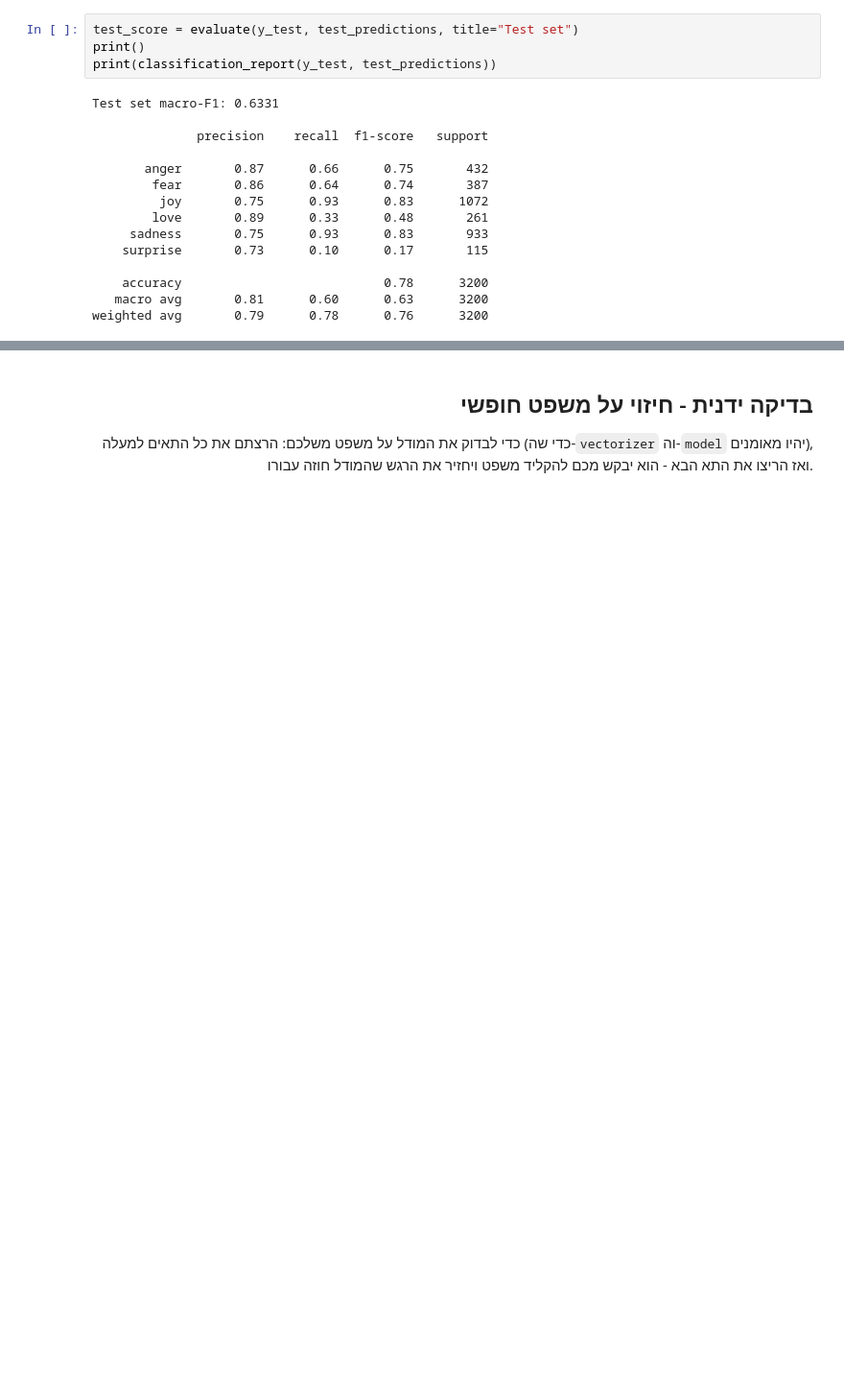
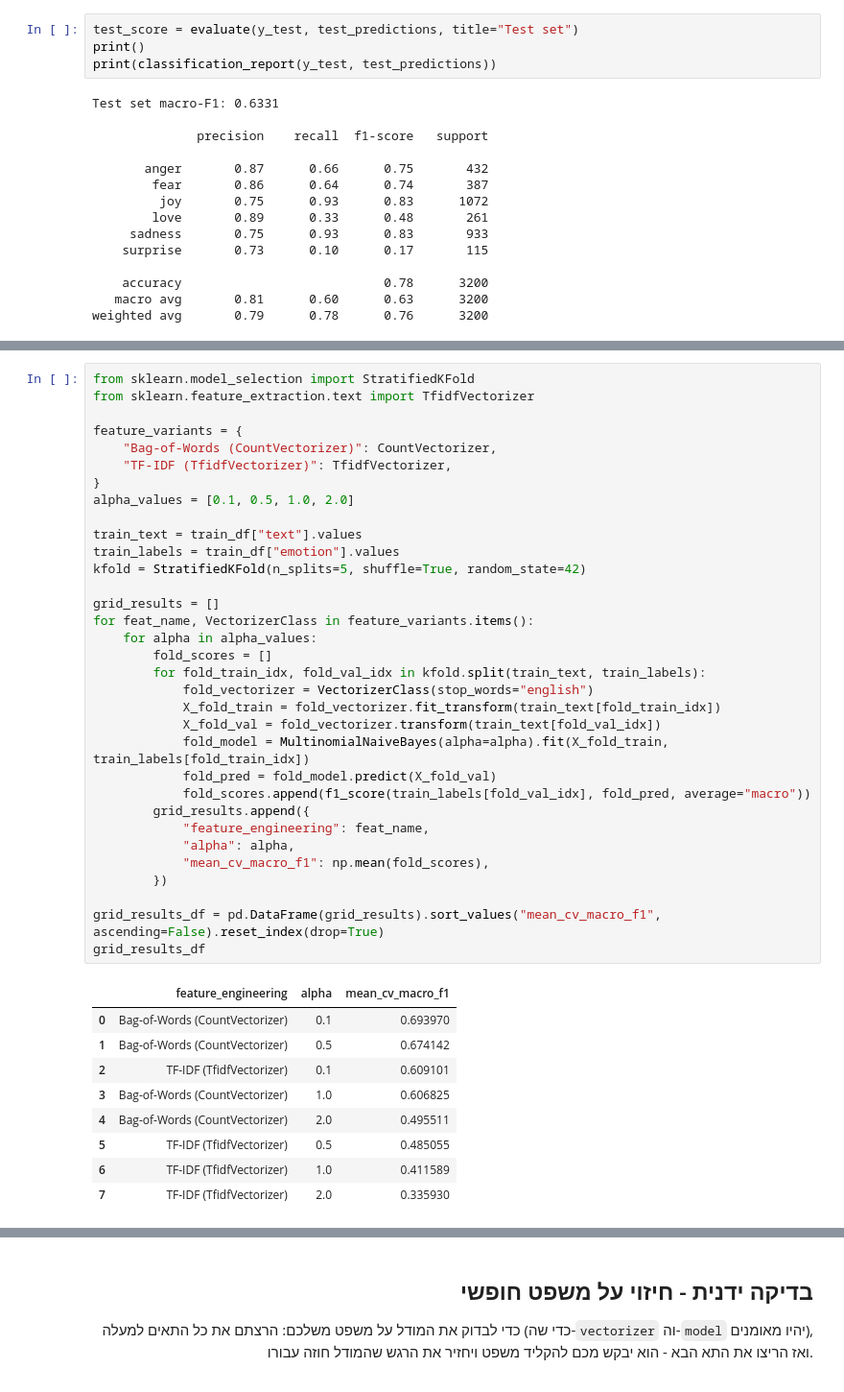
Before and after one commit to Amitel12/emotion-detection-ml, a Jupyter notebook: Notebook.ipynb, the cells around one changed output, grey strips where cells are left out. Shown at 96% size. Drawn from its saved outputs; the diff is of its cells as text; blank space fills up the shorter version.

```diff
--- a/Notebook.ipynb
+++ b/Notebook.ipynb
@@ -288,0 +299,43 @@ weighted avg       0.79      0.78      0.76      3200
+# %%
+from sklearn.model_selection import StratifiedKFold
+from sklearn.feature_extraction.text import TfidfVectorizer
+
+feature_variants = {
+    "Bag-of-Words (CountVectorizer)": CountVectorizer,
+    "TF-IDF (TfidfVectorizer)": TfidfVectorizer,
+}
+alpha_values = [0.1, 0.5, 1.0, 2.0]
+
+train_text = train_df["text"].values
+train_labels = train_df["emotion"].values
+kfold = StratifiedKFold(n_splits=5, shuffle=True, random_state=42)
+
+grid_results = []
+for feat_name, VectorizerClass in feature_variants.items():
+    for alpha in alpha_values:
+        fold_scores = []
+        for fold_train_idx, fold_val_idx in kfold.split(train_text, train_labels):
+            fold_vectorizer = VectorizerClass(stop_words="english")
+            X_fold_train = fold_vectorizer.fit_transform(train_text[fold_train_idx])
+            X_fold_val = fold_vectorizer.transform(train_text[fold_val_idx])
+            fold_model = MultinomialNaiveBayes(alpha=alpha).fit(X_fold_train, train_labels[fold_train_idx])
+            fold_pred = fold_model.predict(X_fold_val)
+            fold_scores.append(f1_score(train_labels[fold_val_idx], fold_pred, average="macro"))
+        grid_results.append({
+            "feature_engineering": feat_name,
+            "alpha": alpha,
+            "mean_cv_macro_f1": np.mean(fold_scores),
+        })
+
+grid_results_df = pd.DataFrame(grid_results).sort_values("mean_cv_macro_f1", ascending=False).reset_index(drop=True)
+grid_results_df
+# %% [output]
+|  | feature_engineering | alpha | mean_cv_macro_f1 |
+| 0 | Bag-of-Words (CountVectorizer) | 0.1 | 0.693970 |
+| 1 | Bag-of-Words (CountVectorizer) | 0.5 | 0.674142 |
+| 2 | TF-IDF (TfidfVectorizer) | 0.1 | 0.609101 |
+| 3 | Bag-of-Words (CountVectorizer) | 1.0 | 0.606825 |
+| 4 | Bag-of-Words (CountVectorizer) | 2.0 | 0.495511 |
+| 5 | TF-IDF (TfidfVectorizer) | 0.5 | 0.485055 |
+| 6 | TF-IDF (TfidfVectorizer) | 1.0 | 0.411589 |
+| 7 | TF-IDF (TfidfVectorizer) | 2.0 | 0.335930 |
```
Also changed, not shown: parts of 12 cells of this notebook.
